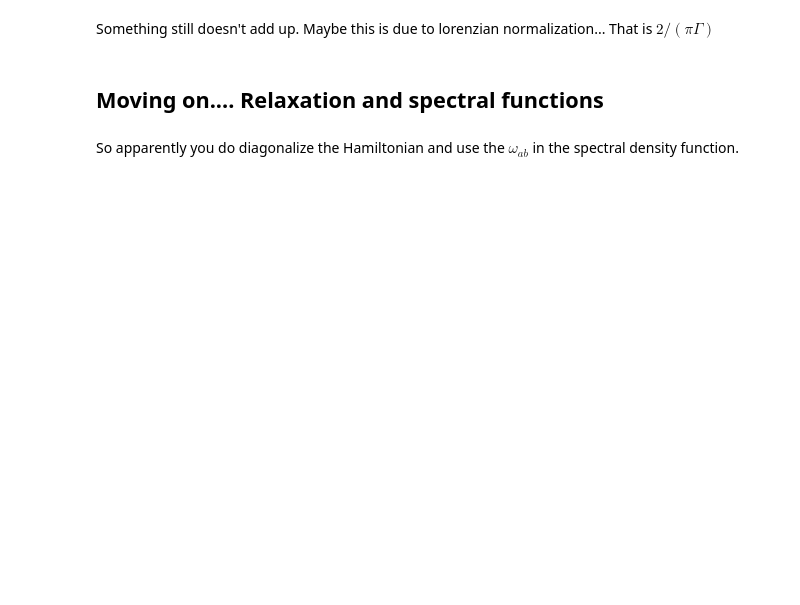
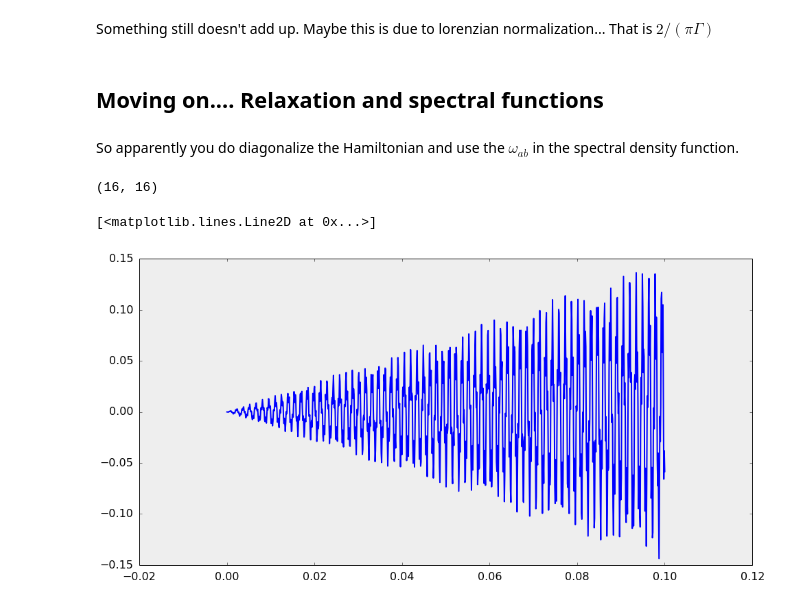
Before and after one commit to antonl/notebooks, a Jupyter notebook: Reproduce Pulleritz Paper.ipynb, the cells around one changed output. Drawn from its saved outputs; the diff is of its cells as text; code cells hidden in the pictures; blank space fills up the shorter version.

```diff
--- a/Reproduce Pulleritz Paper.ipynb
+++ b/Reproduce Pulleritz Paper.ipynb
@@ -378,3 +396,55 @@ Something still doesn't add up. Maybe this is due to lorenzian normalization...
 ## Moving on.... Relaxation and spectral functions
 # %% [markdown]
 So apparently you do diagonalize the Hamiltonian and use the $\omega_{ab}$ in the spectral density function.
+# %%
+import itertools as it
+
+evals, evecs = sp.eigh(Hsite)
+N = len(evals)
+
+W = np.zeros((N,N))
+
+R = np.zeros((N*N, N*N), dtype=complex)
+
+gamma = np.zeros((N,))
+Gamma = np.zeros((N,N))
+k = np.zeros((N,N))
+
+for i,j in it.product(range(N), repeat=2):
+    W[i,j] = evals[i] - evals[j]
+
+for i,j in it.product(range(N), repeat=2):
+    k[i,j] = fast_bath(W[i,j])
+
+for i in range(N):
+    gamma[i] = 0.5*np.sum(k[i,:])
+
+for i,j in it.product(range(N), repeat=2):
+    Gamma[i,j] = gamma[i] + gamma[j] + pure_dephasing
+
+for I,J in it.product(range(N*N), repeat=2):
+    a,b = vec2mat_index(N,I)
+    c,d = vec2mat_index(N,J)
+
+    R[I,J] += (a==b)*(c==d)*((a==b)*2*gamma[a] - k[a,c]) \
+        + (1 - (a==b))*(a==c)*(b==d)*Gamma[a,b]
+# %%
+R.shape
+# %% [output]
+(16, 16)
+# %%
+tlist = np.linspace(0, 0.1, 1000)
+S1 = np.zeros_like(tlist, dtype=np.float64)
+vket = mat2vec(ket2dm(basis(4,0)))
+vbra = dag(mat2vec(Hint))
+cV = liouvillian(Hint)
+L = liouvillian(Hsite) - 1j*R
+
+for i, t2 in enumerate(tlist): # can be parallelized
+    G = sp.expm(t2*L)
+    S1[i] = np.real(np.squeeze(serial_dot([vbra, G, cV, vket])))
+plot(tlist, S1)
+#xlim([0,1])
+# %% [output]
+[<matplotlib.lines.Line2D at 0x...>]
+[figure, added]
```
Also changed, not shown: parts of 18 cells of this notebook.
